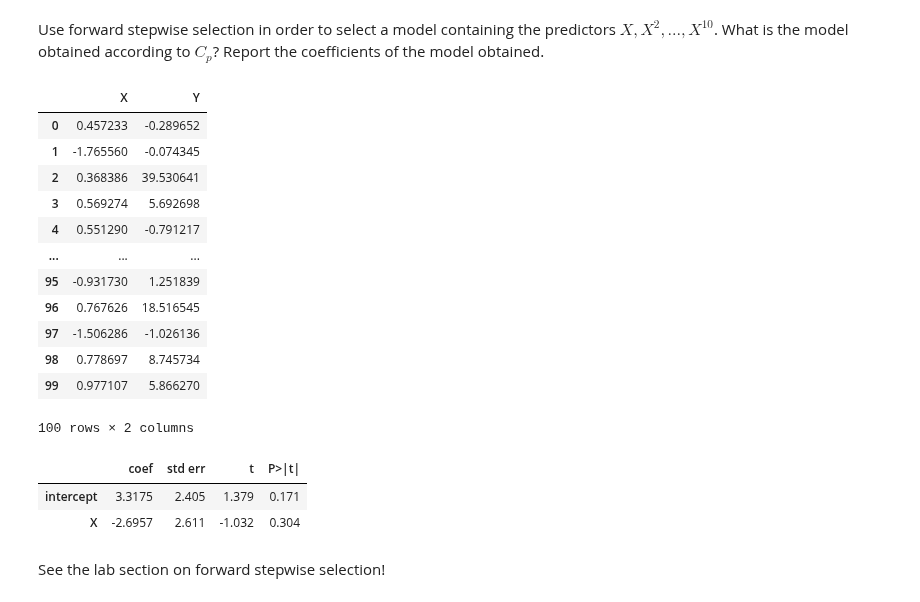
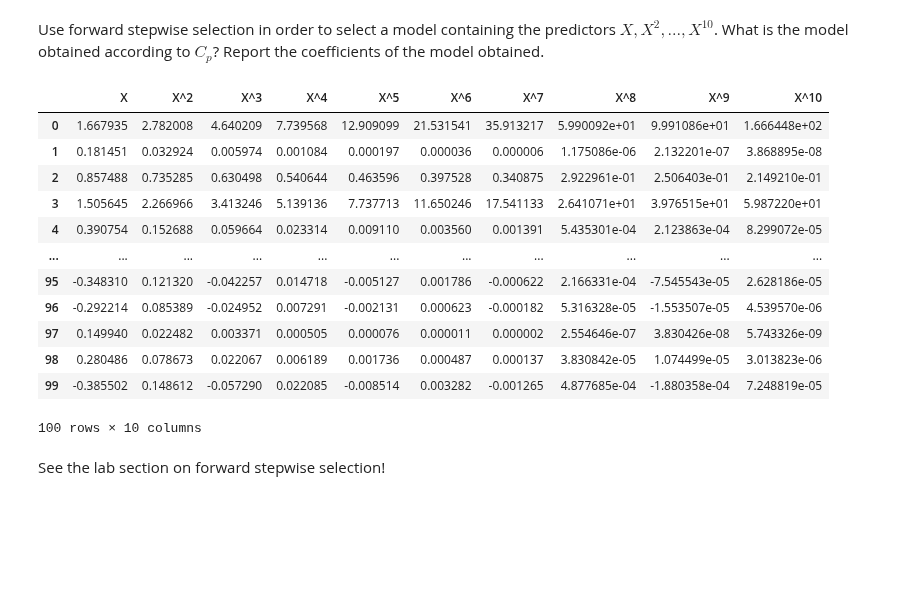
Before and after one commit to kmerkl22/k-s-ISL, a Jupyter notebook: Notebooks/Ch06-ISLexercises.ipynb, the cells around one changed output. Drawn from its saved outputs; the diff is of its cells as text; code cells hidden in the pictures; blank space fills up the shorter version.

```diff
--- a/Notebooks/Ch06-ISLexercises.ipynb
+++ b/Notebooks/Ch06-ISLexercises.ipynb
@@ -94,7 +114,7 @@ In this exercise, we will generate simulated data, and will then use this data t
 # %% [markdown]
 Create a random number generator and use its normal() method to generate a predictor $X$ of length $n = 100$, as well as a noise vector $ε$ of length $n = 100$.
 # %%
-X=np.random.normal(0,1,100)
+x=np.random.normal(0,1,100)
 epsilon=np.random.normal(0,1,100)
-X
+x
 # %% [output]
@@ -159,19 +177,22 @@ df = pd.DataFrame({'X': X, 'Y': Y})
+# %%
+X_df = pd.DataFrame({'X': x,'X^2': x**2, 'X^3':x**3,'X^4':x**4,'X^5':x**5,'X^6':x**6,'X^7':x**7,'X^8':x**8,'X^9':x**9,'X^10':x**10})
+Y_df = pd.DataFrame({'Y': Y})
 # %%
 from statsmodels.api import OLS
-# %%
-df
-# %% [output]
-|  | X | Y |
-| 0 | 0.457233 | -0.289652 |
-| 1 | -1.765560 | -0.074345 |
-| 2 | 0.368386 | 39.530641 |
-| 3 | 0.569274 | 5.692698 |
-| 4 | 0.551290 | -0.791217 |
-| ... | ... | ... |
-| 95 | -0.931730 | 1.251839 |
-| 96 | 0.767626 | 18.516545 |
-| 97 | -1.506286 | -1.026136 |
-| 98 | 0.778697 | 8.745734 |
-| 99 | 0.977107 | 5.866270 |
-100 rows × 2 columns
+# %%
+X_df
+# %% [output]
+|  | X | X^2 | X^3 | X^4 | X^5 | X^6 | X^7 | X^8 | X^9 | X^10 |
+| 0 | 1.667935 | 2.782008 | 4.640209 | 7.739568 | 12.909099 | 21.531541 | 35.913217 | 5.990092e+01 | 9.991086e+01 | 1.666448e+02 |
+| 1 | 0.181451 | 0.032924 | 0.005974 | 0.001084 | 0.000197 | 0.000036 | 0.000006 | 1.175086e-06 | 2.132201e-07 | 3.868895e-08 |
+| 2 | 0.857488 | 0.735285 | 0.630498 | 0.540644 | 0.463596 | 0.397528 | 0.340875 | 2.922961e-01 | 2.506403e-01 | 2.149210e-01 |
+| 3 | 1.505645 | 2.266966 | 3.413246 | 5.139136 | 7.737713 | 11.650246 | 17.541133 | 2.641071e+01 | 3.976515e+01 | 5.987220e+01 |
+| 4 | 0.390754 | 0.152688 | 0.059664 | 0.023314 | 0.009110 | 0.003560 | 0.001391 | 5.435301e-04 | 2.123863e-04 | 8.299072e-05 |
+| ... | ... | ... | ... | ... | ... | ... | ... | ... | ... | ... |
+| 95 | -0.348310 | 0.121320 | -0.042257 | 0.014718 | -0.005127 | 0.001786 | -0.000622 | 2.166331e-04 | -7.545543e-05 | 2.628186e-05 |
+| 96 | -0.292214 | 0.085389 | -0.024952 | 0.007291 | -0.002131 | 0.000623 | -0.000182 | 5.316328e-05 | -1.553507e-05 | 4.539570e-06 |
+| 97 | 0.149940 | 0.022482 | 0.003371 | 0.000505 | 0.000076 | 0.000011 | 0.000002 | 2.554646e-07 | 3.830426e-08 | 5.743326e-09 |
+| 98 | 0.280486 | 0.078673 | 0.022067 | 0.006189 | 0.001736 | 0.000487 | 0.000137 | 3.830842e-05 | 1.074499e-05 | 3.013823e-06 |
+| 99 | -0.385502 | 0.148612 | -0.057290 | 0.022085 | -0.008514 | 0.003282 | -0.001265 | 4.877685e-04 | -1.880358e-04 | 7.248819e-05 |
+100 rows × 10 columns
 # %%
@@ -182,10 +203,5 @@ sigma2 = OLS(Y,x).fit().scale
 # %%
-sigma2 = sm.OLS(Y, x)
-results1 = sigma2.fit()
-summarize(results1)
+##results1 = sigma2.fit()
+##summarize(results1)
-# %% [output]
-|  | coef | std err | t | P>|t| |
-| intercept | 3.3175 | 2.405 | 1.379 | 0.171 |
-| X | -2.6957 | 2.611 | -1.032 | 0.304 |
 # %% [markdown]
 See the lab section on forward stepwise selection!
```
Also changed, not shown: parts of 17 cells of this notebook.
